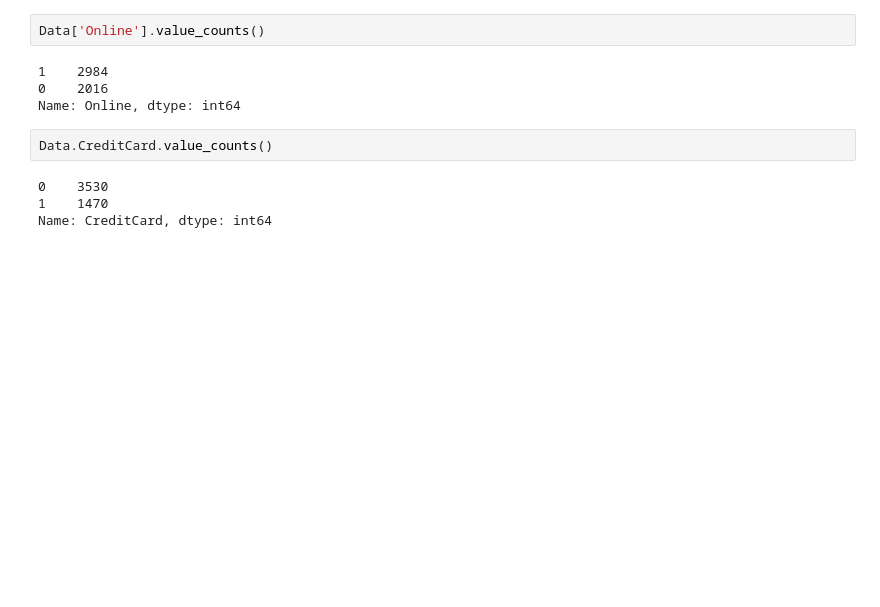
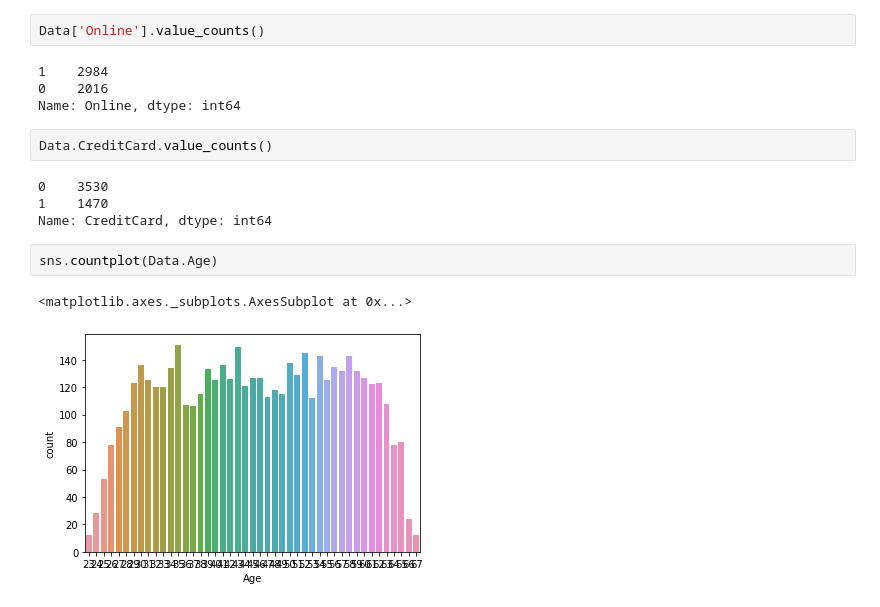
Before and after one commit to GreatLearningAIML1/gl-pgp-aiml-uta-intl-mar20-veenaneshwari, a Jupyter notebook: May8/PersonalLoanCampaignVeenaGhorakavi.ipynb, the cells around one changed output. Saved outputs shown, nothing was run; the diff lists cells and outputs as text; blank space fills up the shorter version.

```diff
--- a/May8/PersonalLoanCampaignVeenaGhorakavi.ipynb
+++ b/May8/PersonalLoanCampaignVeenaGhorakavi.ipynb
@@ -210,3 +216,8 @@ Data.CreditCard.value_counts()
 0    3530
 1    1470
 Name: CreditCard, dtype: int64
+# %%
+sns.countplot(Data.Age)
+# %% [output]
+<matplotlib.axes._subplots.AxesSubplot at 0x...>
+[figure, added]
```
Also changed, not shown: parts of 3 cells of this notebook, 1 other file.
